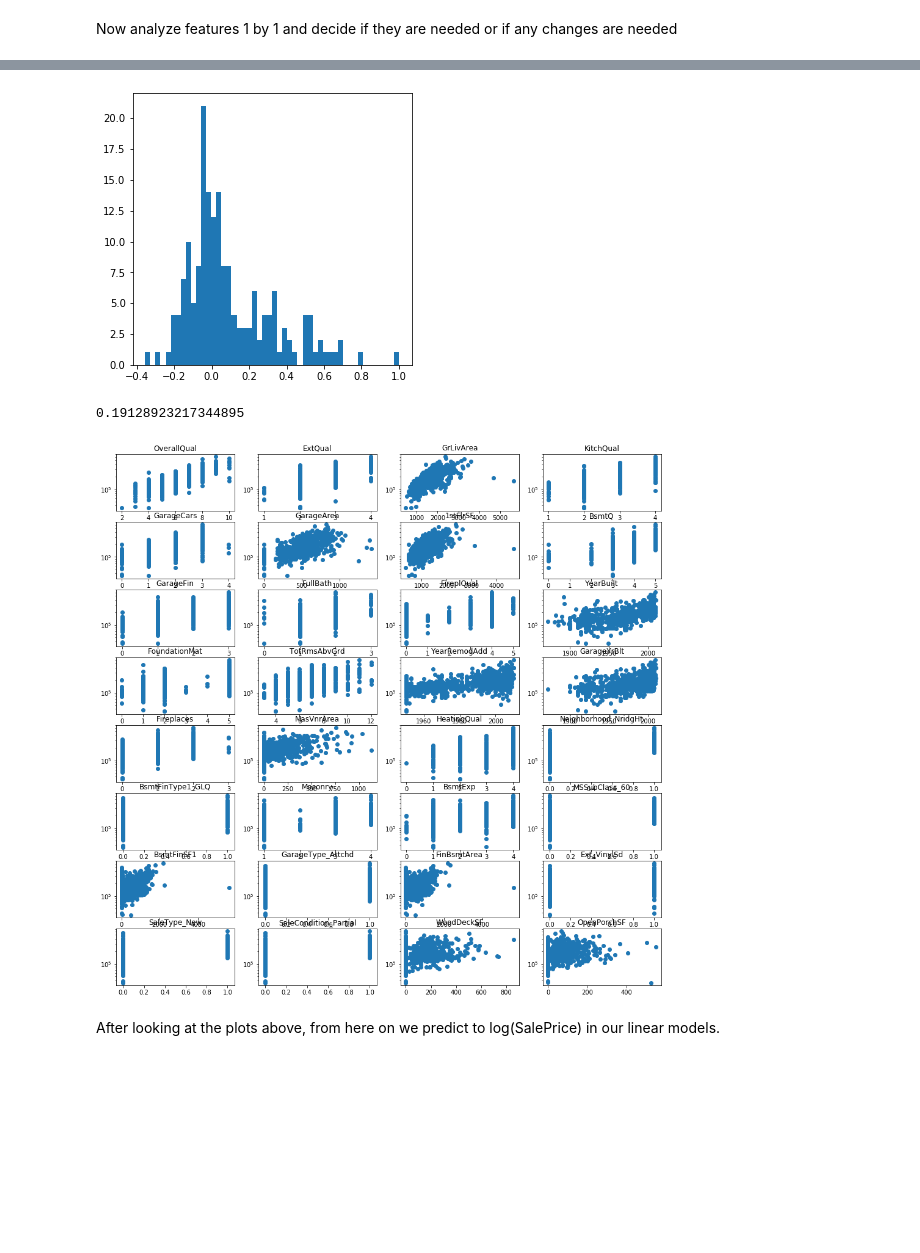
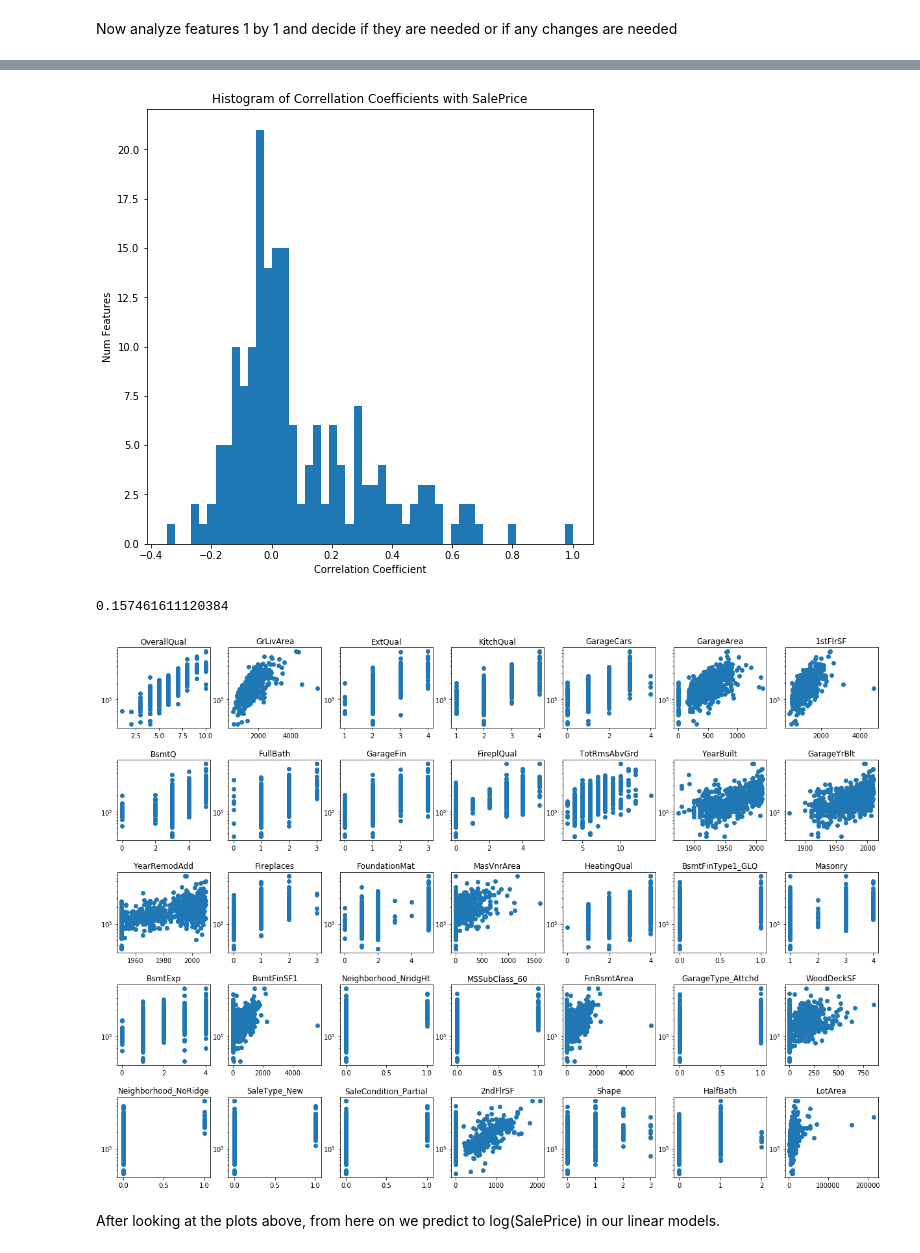
Before and after one commit to RLashofRegas/w207-machine-learning-final-project, a Jupyter notebook: Robin_Lashof-Regas_Final.ipynb, the cells around one changed output, grey strips where cells are left out. Saved outputs shown, nothing was run; the diff lists cells and outputs as text; code cells hidden in the pictures; blank space fills up the shorter version.

Commit message:
Some final tweaks to visualizations

```diff
--- a/Robin_Lashof-Regas_Final.ipynb
+++ b/Robin_Lashof-Regas_Final.ipynb
@@ -342,15 +342,18 @@ results.append(['processed linear', err])
 # %%
 # inspect correlations of new features
 corr = processed.corr()
 corr['SalePrice']
-fig, ax = plt.subplots(figsize=(5, 5))
+fig, ax = plt.subplots(figsize=(8, 8))
 ax.hist(corr['SalePrice'], bins = 50)
+ax.set_title('Histogram of Correllation Coefficients with SalePrice')
+ax.set_xlabel('Correlation Coefficient')
+ax.set_ylabel('Num Features')
 fig.show()
 # %% [output]
-[figure, old version]
+[figure, new version]
 # %%
 # try choosing features based on corr coeficients with SalePrice
-colsToUse = corr.index[(corr['SalePrice'] > 0.2) | (corr['SalePrice'] < -0.2)].tolist()
+colsToUse = corr.index[(corr['SalePrice'] > 0.3) | (corr['SalePrice'] < -0.3)].tolist()
 X = processed[colsToUse].drop(['SalePrice'], axis=1)
 y = processed['SalePrice']
 lm = LinearRegression()
@@ -362,20 +365,21 @@ err = get_error(y_test, y_pred)
 print(err)
 results.append(['linear corr cols', err])
 # %% [output]
-0.19128923217344895
+0.157461611120384
 # %%
 # visualize features with highest correllations
-num_cols = 32
+num_cols = 35
 topcorrs = corr[['SalePrice']].sort_values('SalePrice', ascending=False).index[1:num_cols+1]
 
-fig = plt.figure(figsize=(16,16))
+fig = plt.figure(figsize=(21,15))
+plt.subplots_adjust(hspace=0.4)
 for idx,col in enumerate(topcorrs, start=1):
-  ax = fig.add_subplot(8,4,idx)
+  ax = fig.add_subplot(5,7,idx)
   ax.scatter(processed[col], processed['SalePrice'])
   plt.yscale('log') # added after the fact because plots had larger dispersion at high SalePrice
   ax.set_title(col)
 fig.show()
 # %% [output]
-[figure, old version]
+[figure, new version]
 # %% [markdown]
 After looking at the plots above, from here on we predict to log(SalePrice) in our linear models.
```
Also changed, not shown: parts of 31 cells of this notebook.
